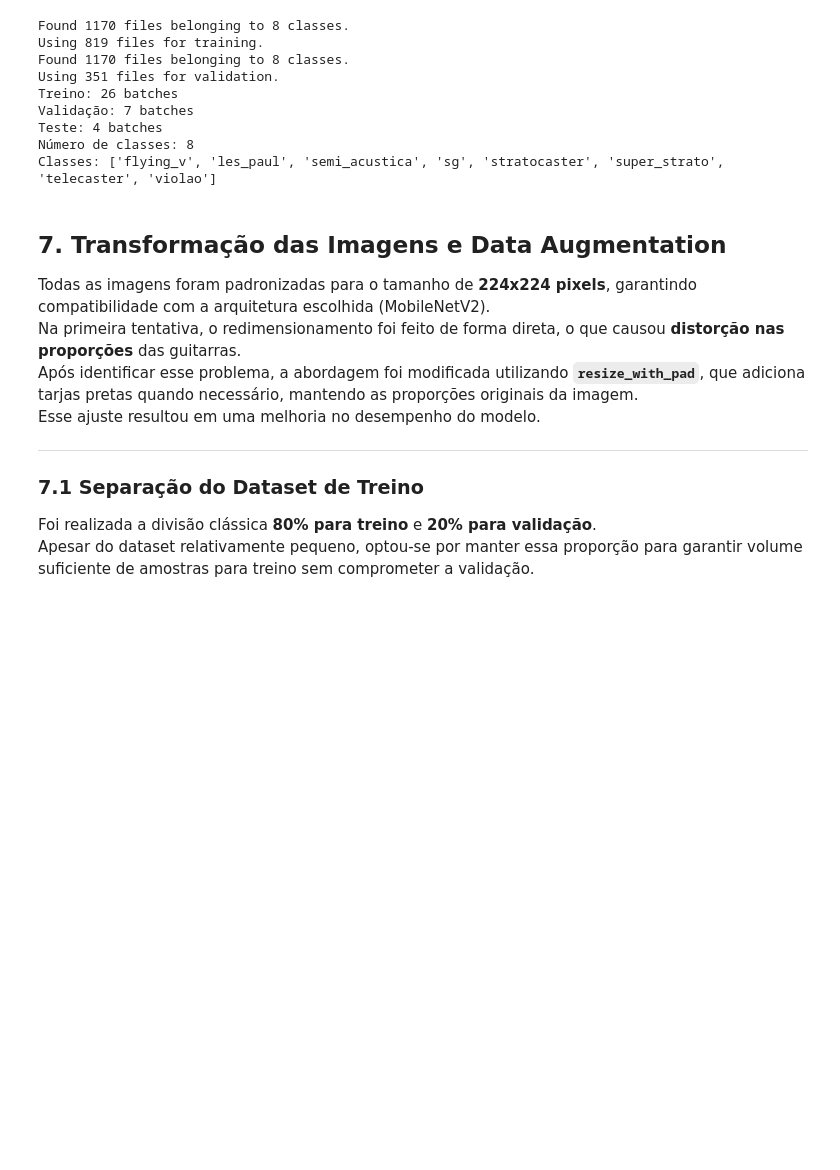
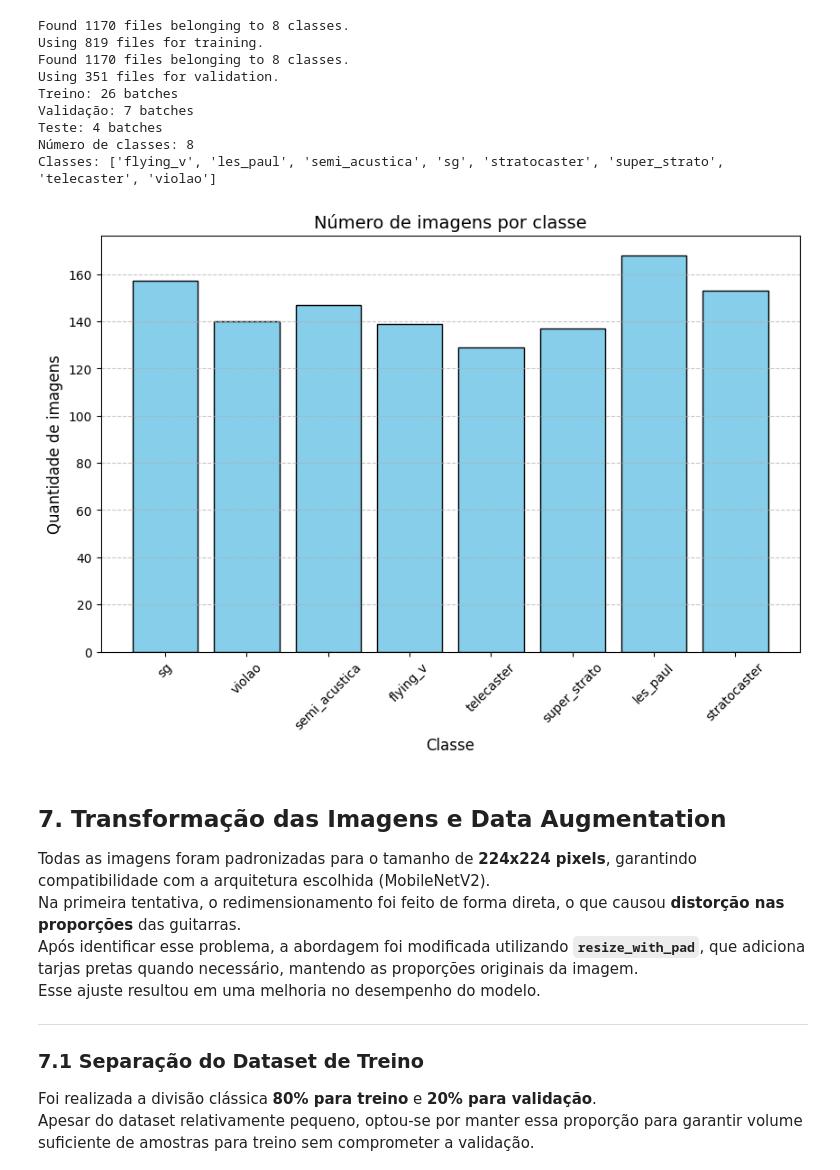
Before and after one commit to MoacyrZ/MVP---Data-Science, a Jupyter notebook: mvp_moacyr_zanoni.ipynb, the cells around one changed output. Saved outputs shown, nothing was run; the diff lists cells and outputs as text; code cells hidden in the pictures; blank space fills up the shorter version.

```diff
--- a/mvp_moacyr_zanoni.ipynb
+++ b/mvp_moacyr_zanoni.ipynb
@@ -260,6 +281,25 @@ Validação: 7 batches
 Teste: 4 batches
 Número de classes: 8
 Classes: ['flying_v', 'les_paul', 'semi_acustica', 'sg', 'stratocaster', 'super_strato', 'telecaster', 'violao']
+# %%
+# Contar imagens em cada pasta (classe)
+counts = {}
+for classe in os.listdir(DATASET_DIR):
+    caminho_classe = os.path.join(DATASET_DIR, classe)
+    if os.path.isdir(caminho_classe):
+        counts[classe] = len(os.listdir(caminho_classe))
+
+# Plotar gráfico de barras
+plt.figure(figsize=(10, 6))
+plt.bar(counts.keys(), counts.values(), color="skyblue", edgecolor="black")
+plt.title("Número de imagens por classe", fontsize=14)
+plt.xlabel("Classe", fontsize=12)
+plt.ylabel("Quantidade de imagens", fontsize=12)
+plt.xticks(rotation=45)
+plt.grid(axis="y", linestyle="--", alpha=0.7)
+plt.show()
+# %% [output]
+[figure, added]
 # %% [markdown]
 ## 7. Transformação das Imagens e Data Augmentation
 
```
Also changed, not shown: parts of 13 cells of this notebook.
